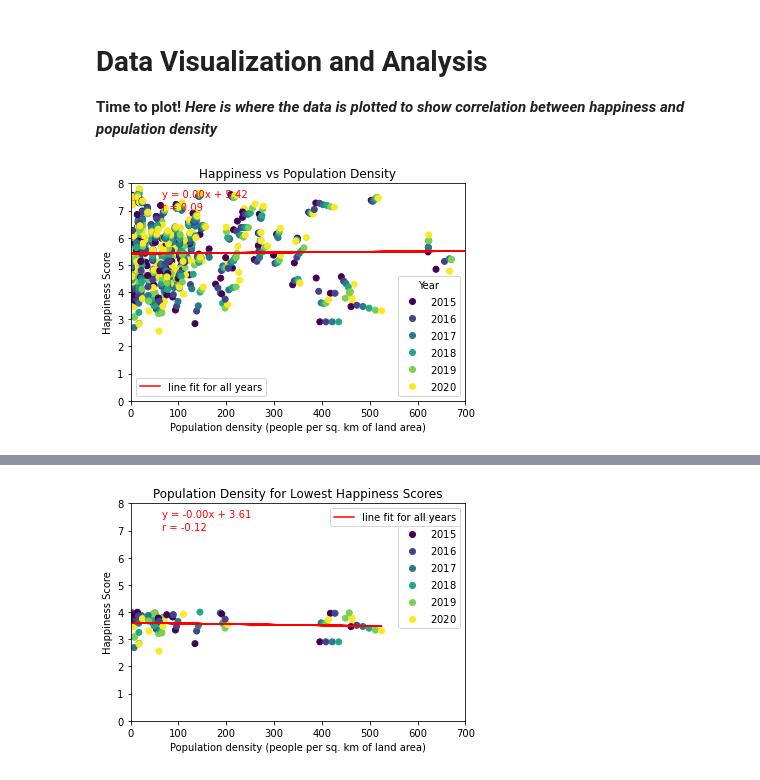
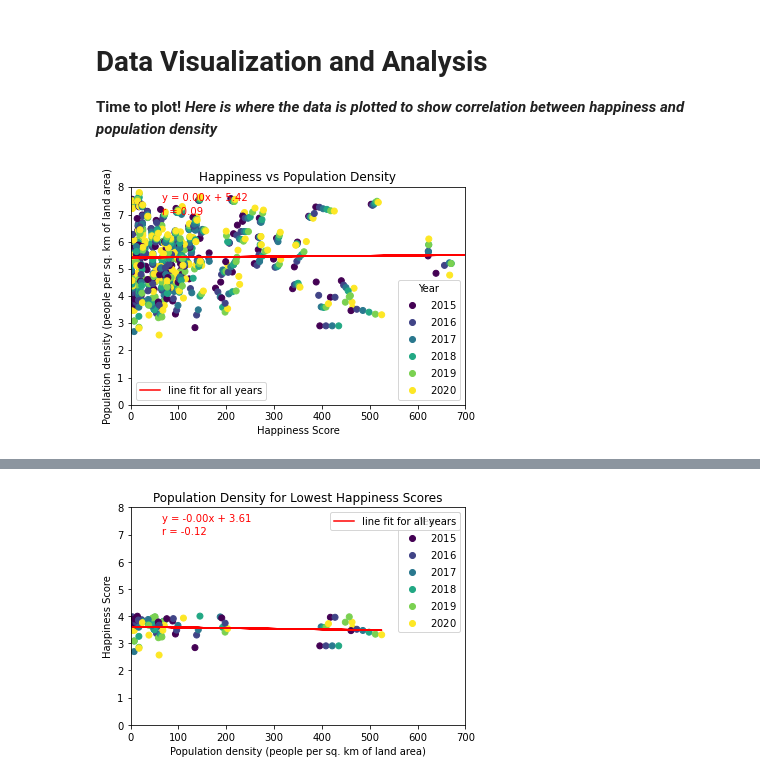
Before and after one commit to kawandag/PopulationvsHappinessData, a Jupyter notebook: population density/Project 1_PopulationvsHappinessData.ipynb, the cells around one changed output, grey strips where cells are left out. Drawn from its saved outputs; the diff is of its cells as text; code cells hidden in the pictures.

```diff
--- a/population density/Project 1_PopulationvsHappinessData.ipynb
+++ b/population density/Project 1_PopulationvsHappinessData.ipynb
@@ -148,34 +152,34 @@ popHapp_data.to_csv("HappinessandPopulation.csv")
 # %%
 # showing population density in relation to happiness score
 
 
 fig, ax = plt.subplots()
 
 
 plt.xlim(0, 700)
 plt.ylim(0, 8)
 
 (m, b, r, p, stderr) = linregress(popHapp_data['Population density (people per sq. km of land area)'], popHapp_data["Score"])
 y_regress = m * popHapp_data['Population density (people per sq. km of land area)'] + b
 
 # Plot line of regression
 plt.plot(popHapp_data['Population density (people per sq. km of land area)'], y_regress, color="red", label = "line fit for all years")
 plt.annotate(f"y = {m:.2f}x + {b:.2f}", color="red", xy=(65, 7.5))
 plt.annotate(f"r = {r:.2f}", color="red", xy=(65, 7.0))
 
 # create scatter plot
 
-b = plt.scatter(popHapp_data['Population density (people per sq. km of land area)'], popHapp_data["Score"],c=popHapp_data['Year'])
+b = plt.scatter(popHapp_data['Population density (people per sq. km of land area)'], popHapp_data['Score'],c=popHapp_data['Year'])
 legend = plt.legend(*b.legend_elements(), title ='Year')
 ax.add_artist(legend)
 ax.legend(bbox_to_anchor=(1.1, 1.05))
 plt.legend([b],labels=['line fit for all years'])
 
 plt.title("Happiness vs Population Density")
-plt.xlabel('Population density (people per sq. km of land area)')
-plt.ylabel("Happiness Score")
+plt.xlabel("Happiness Score")
+plt.ylabel('Population density (people per sq. km of land area)')
 plt.savefig("populationandhappinessscore.png")
 plt.show()
 # %% [output]
-[figure, old version]
+[figure, new version]
 # %%
```
Also changed, not shown: parts of 8 cells of this notebook, 2 other files.
